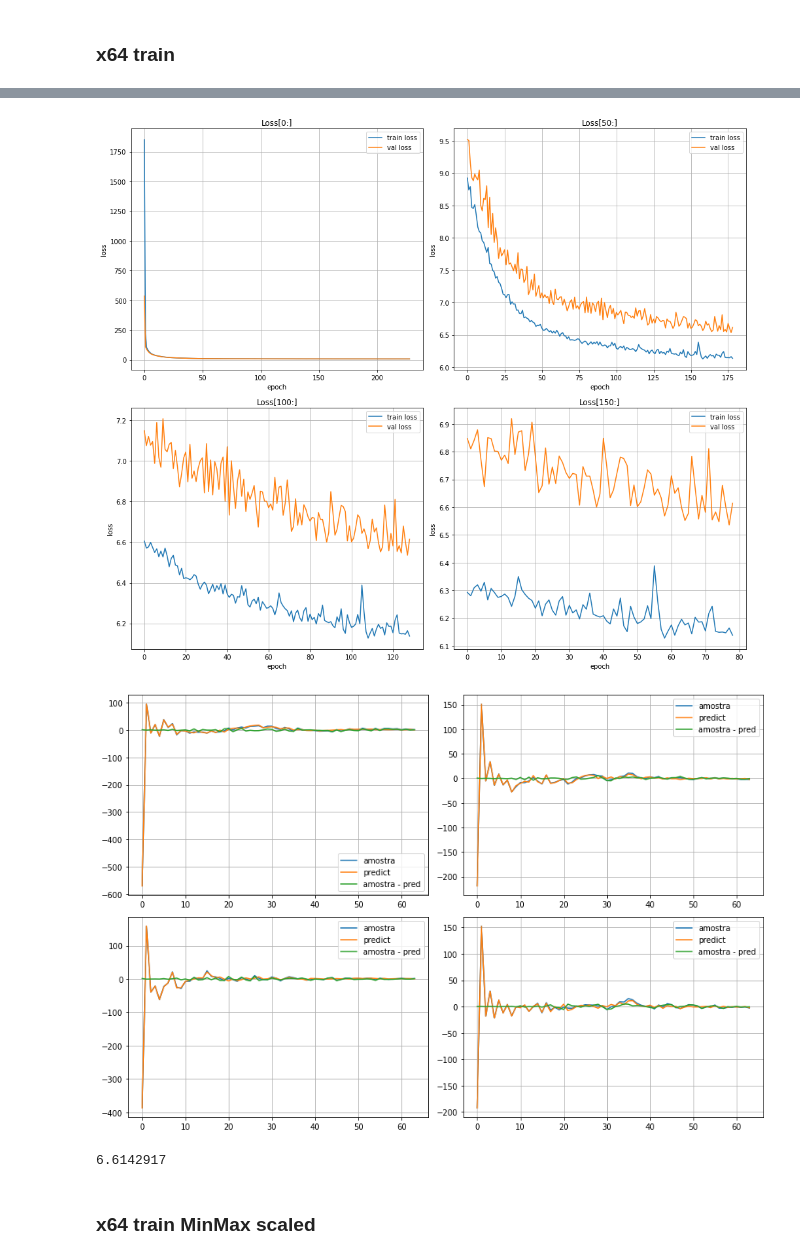
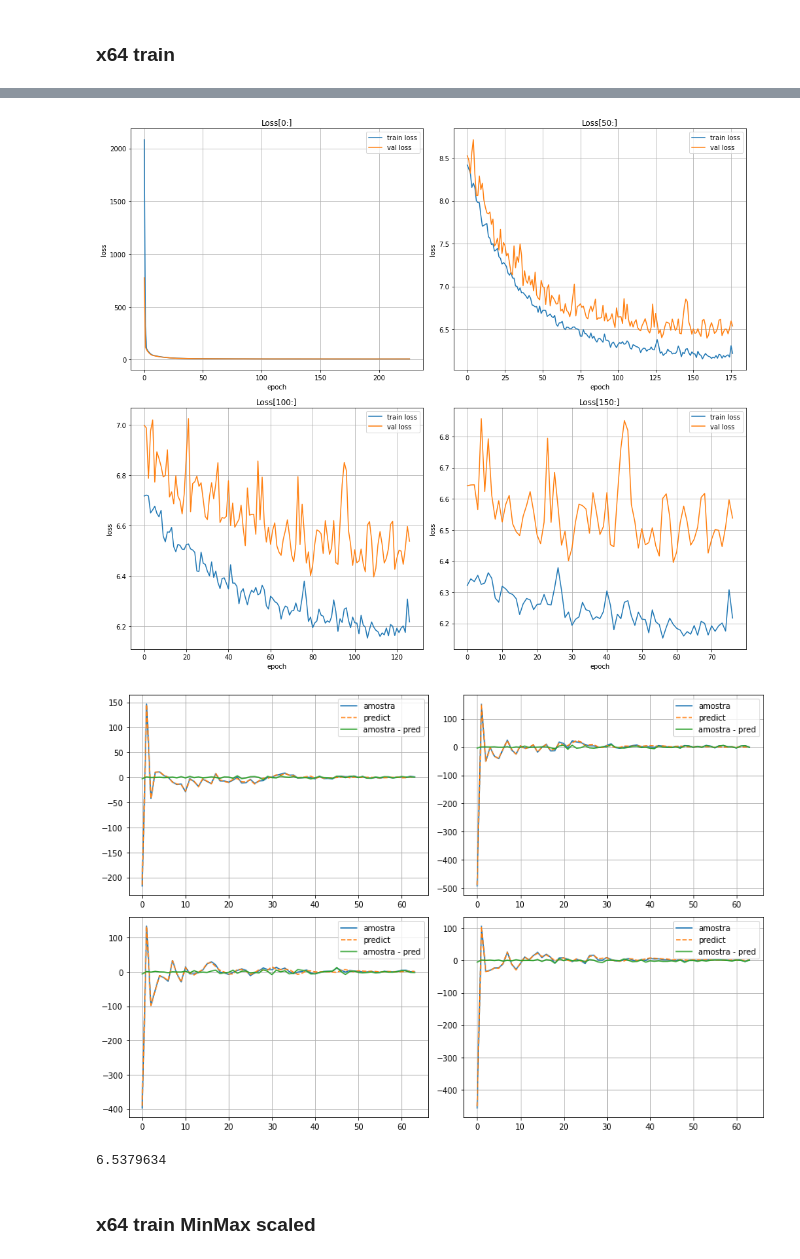
Before and after one commit to htbrandao/ppgi, a Jupyter notebook: modelagem/notebooks/03_A_64_modelagem.ipynb, the cells around one changed output, grey strips where cells are left out. Saved outputs shown, nothing was run; the diff lists cells and outputs as text; code cells hidden in the pictures.

Commit message:
fim modelo clf intensidade; retmoar

```diff
--- a/modelagem/notebooks/03_A_64_modelagem.ipynb
+++ b/modelagem/notebooks/03_A_64_modelagem.ipynb
@@ -84,38 +82,37 @@ x128train.shape, x128test.shape
 ___
 # %%
 dim = X64.shape[-1]
-# %%
-def autoencoder64():
-    K.backend.clear_session()
-
-    input64 = K.Input(batch_shape=(1,dim))
-    encoder64 = layers.Dense(units=int(dim/2), activation='relu')(input64)
-    decoder64 = layers.Dense(units=dim, activation='linear')(encoder64)
-
-    ae64 = K.Model(input64, decoder64, name='autoencoder64')
-    ae64.compile(optimizer='adam', loss='mse', metrics=['mae'])
-
-    return ae64
+# %%
+def autoencoder64():
+    inp_enc = K.Input(batch_shape=(1,dim))
+    enc = layers.Dense(units=int(dim/2), activation='relu')(inp_enc)
+    encoder = K.Model(inp_enc, enc)
+
+    inp_dec = K.Input(batch_shape=(1,int(dim/2)))
+    dec = layers.Dense(units=dim, activation='linear')(inp_dec)
+    decoder = K.Model(inp_dec, dec)
+
+    inp_ae = K.Input(batch_shape=(1,dim))
+    enc_ae = encoder(inp_ae)
+    dec_ae = decoder(enc_ae)
+
+    ae = K.Model(inp_ae, dec_ae, name='autoencoder')
+    ae.compile(optimizer='adam', loss='mse', metrics=['mae'])
+
+    return ae, encoder, decoder
 # %% [markdown]
 ### x64 train
 # %%
 epochs = 1000
 
-es = EarlyStopping(monitor='loss',
-                   mode='min',
-                   min_delta=0.01,
-                   patience=20,
-                   verbose=1)
+es = EarlyStopping(monitor='loss', mode='min', min_delta=0.01, patience=20, verbose=1)
 
 mc = ModelCheckpoint('autoencoder_mean_64mfcc.hdf5',
-                     monitor='loss',
-                     verbose=1,
-                     save_best_only=True,
-                     mode='min')
+                     monitor='loss', verbose=1, save_best_only=True, mode='min')
 
 with tf.device(PHYS_DEVICE_NAME):
     K.backend.clear_session()
-    modelo64 = autoencoder64()
+    modelo64, encoder64, decoder64 = autoencoder64()
     history = modelo64.fit(x=x64train,
                            y=x64train,
                            epochs=epochs,
@@ -175,36 +172,36 @@ for i,r in enumerate((0, 50, 100, 150)):
 plt.tight_layout()
 plt.show()
 # %% [output]
-[figure, old version]
+[figure, new version]
 # %%
 plt.figure(figsize=(12,8))
 
 row, col, idx = 2, 2, 1
 
 for i in range(row*col):
     reg = choice(x64train).reshape(1,dim)
     pred = modelo64.predict(reg)
     diff = reg - pred
 
     plt.subplot(row, col, idx)
     plt.plot(reg.flatten(), label='amostra')
-    plt.plot(pred.flatten(), label='predict')
+    plt.plot(pred.flatten(), label='predict', linestyle='--')
     plt.plot(diff.flatten(), label='amostra - pred')
     plt.legend()
     plt.grid()
     idx += 1
 
 plt.tight_layout()
 plt.show()
 # %% [output]
-[figure, old version]
+[figure, new version]
 # %%
 pred_x64 = modelo64.predict(x64test)
-perda_x64 = K.losses.mse(pred_x64, x64test)
+loss_x64 = K.losses.mse(pred_x64, x64test)
 
-np.mean(perda_x64)
+np.mean(loss_x64)
 # %% [output]
-6.6142917
+6.5379634
 # %% [markdown]
 ### x64 train MinMax scaled
 # %%
```
Also changed, not shown: parts of 36 cells of this notebook.
